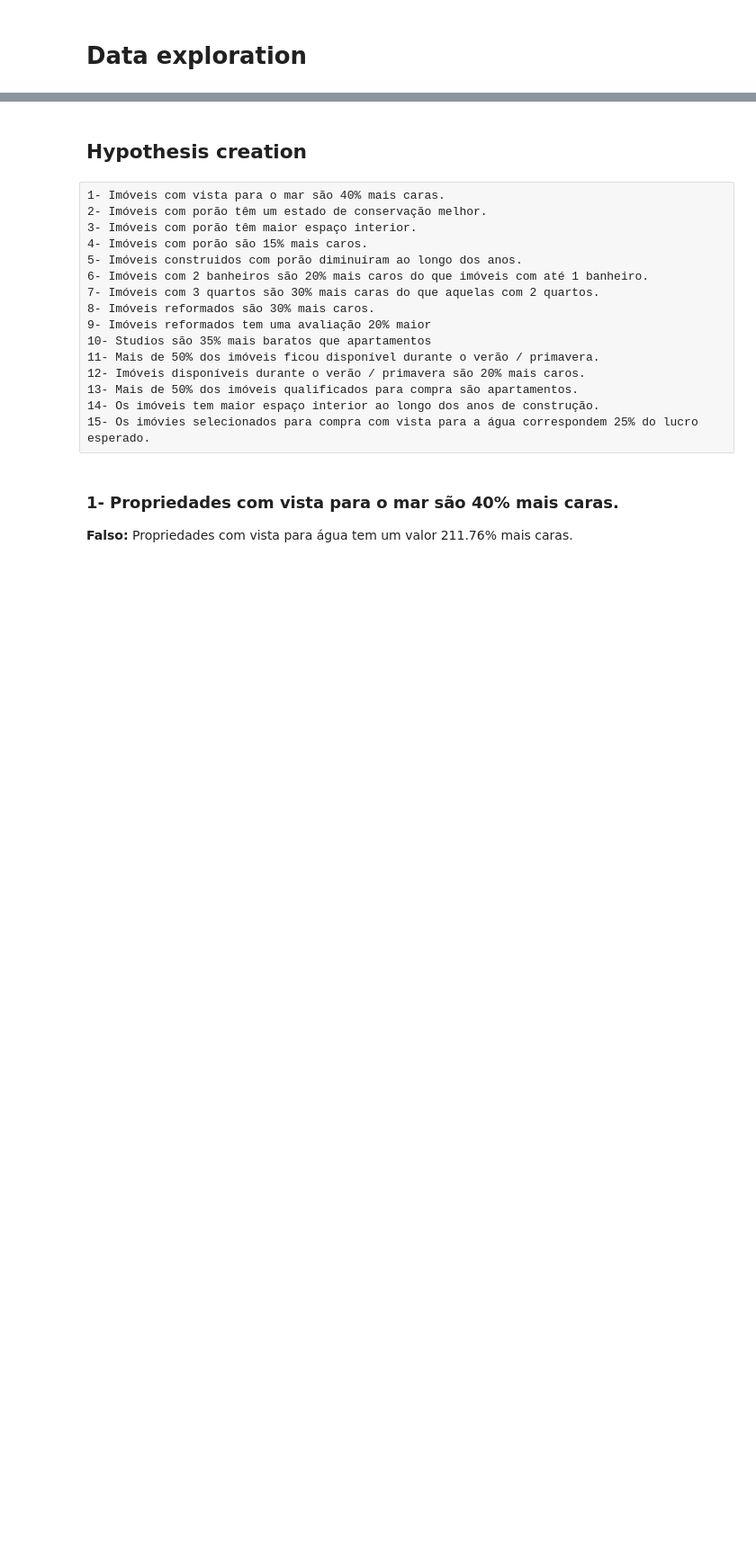
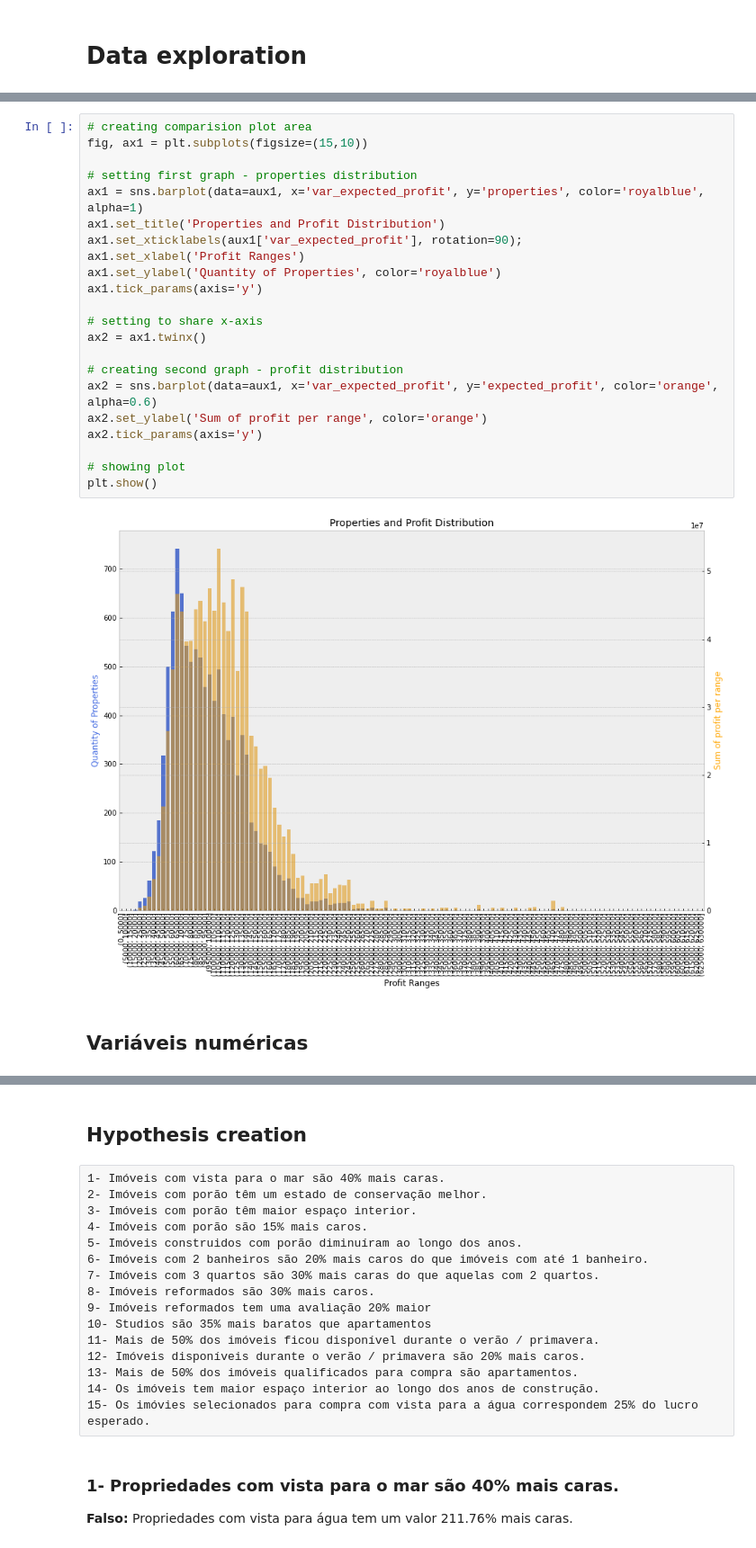
Before and after one commit to obregonrodrigo/house-rocket-insights, a Jupyter notebook: notebooks/notebook.ipynb, the cells around one changed output, grey strips where cells are left out. Shown at 90% size. Drawn from its saved outputs; the diff is of its cells as text; blank space fills up the shorter version.

```diff
--- a/notebooks/notebook.ipynb
+++ b/notebooks/notebook.ipynb
@@ -408,0 +433,26 @@ data[['id', 'price', 'zipcode', 'median_price', 'med_fall', 'med_spring', 'med_s
+# %%
+# creating comparision plot area
+fig, ax1 = plt.subplots(figsize=(15,10))
+
+# setting first graph - properties distribution
+ax1 = sns.barplot(data=aux1, x='var_expected_profit', y='properties', color='royalblue', alpha=1)
+ax1.set_title('Properties and Profit Distribution')
+ax1.set_xticklabels(aux1['var_expected_profit'], rotation=90);
+ax1.set_xlabel('Profit Ranges')
+ax1.set_ylabel('Quantity of Properties', color='royalblue')
+ax1.tick_params(axis='y')
+
+# setting to share x-axis
+ax2 = ax1.twinx()
+
+# creating second graph - profit distribution
+ax2 = sns.barplot(data=aux1, x='var_expected_profit', y='expected_profit', color='orange', alpha=0.6)
+ax2.set_ylabel('Sum of profit per range', color='orange')
+ax2.tick_params(axis='y')
+
+# showing plot
+plt.show()
+# %% [output]
+[figure, added]
+# %% [markdown]
+## Variáveis numéricas
```
Also changed, not shown: parts of 27 cells of this notebook, 3 other files.
